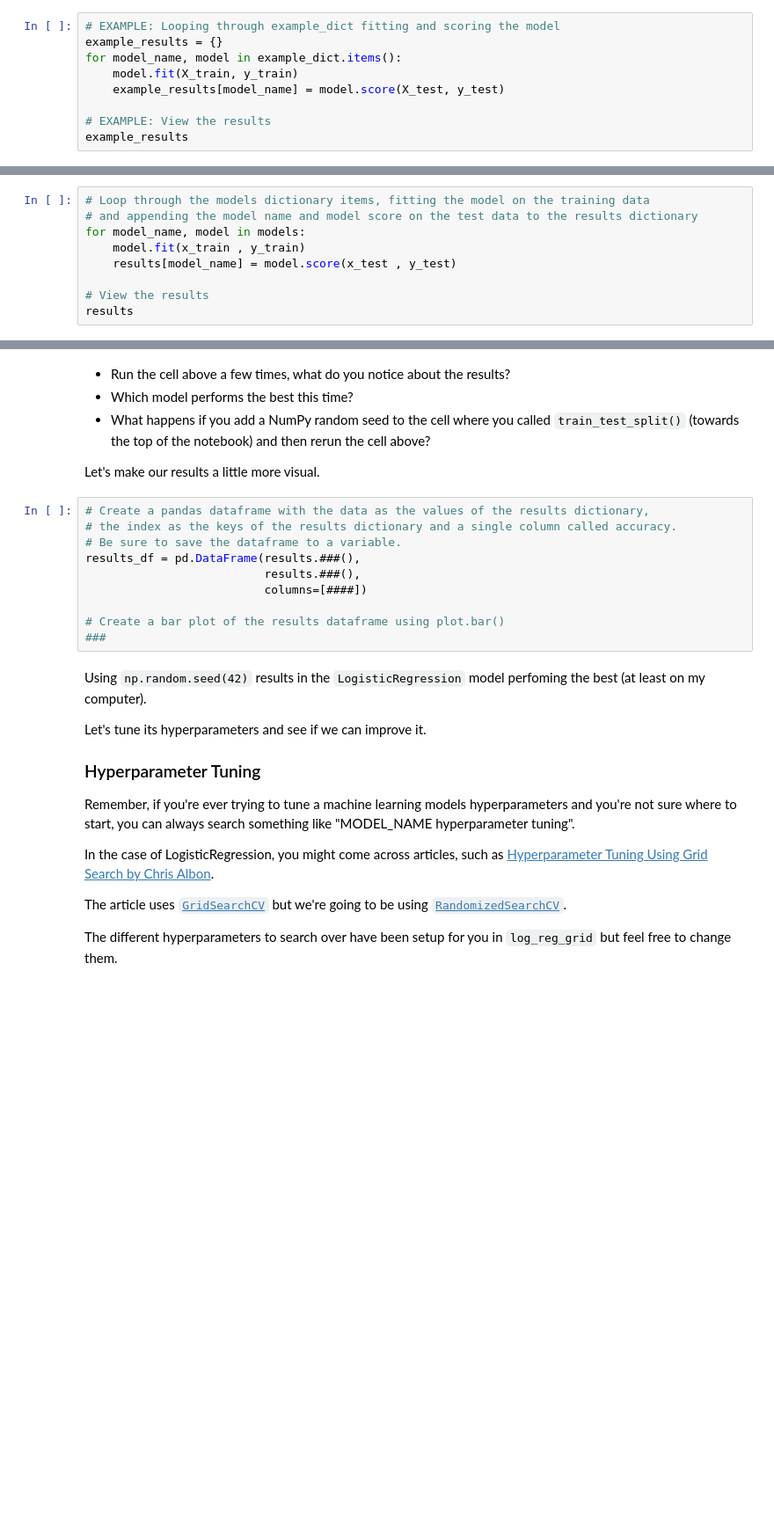
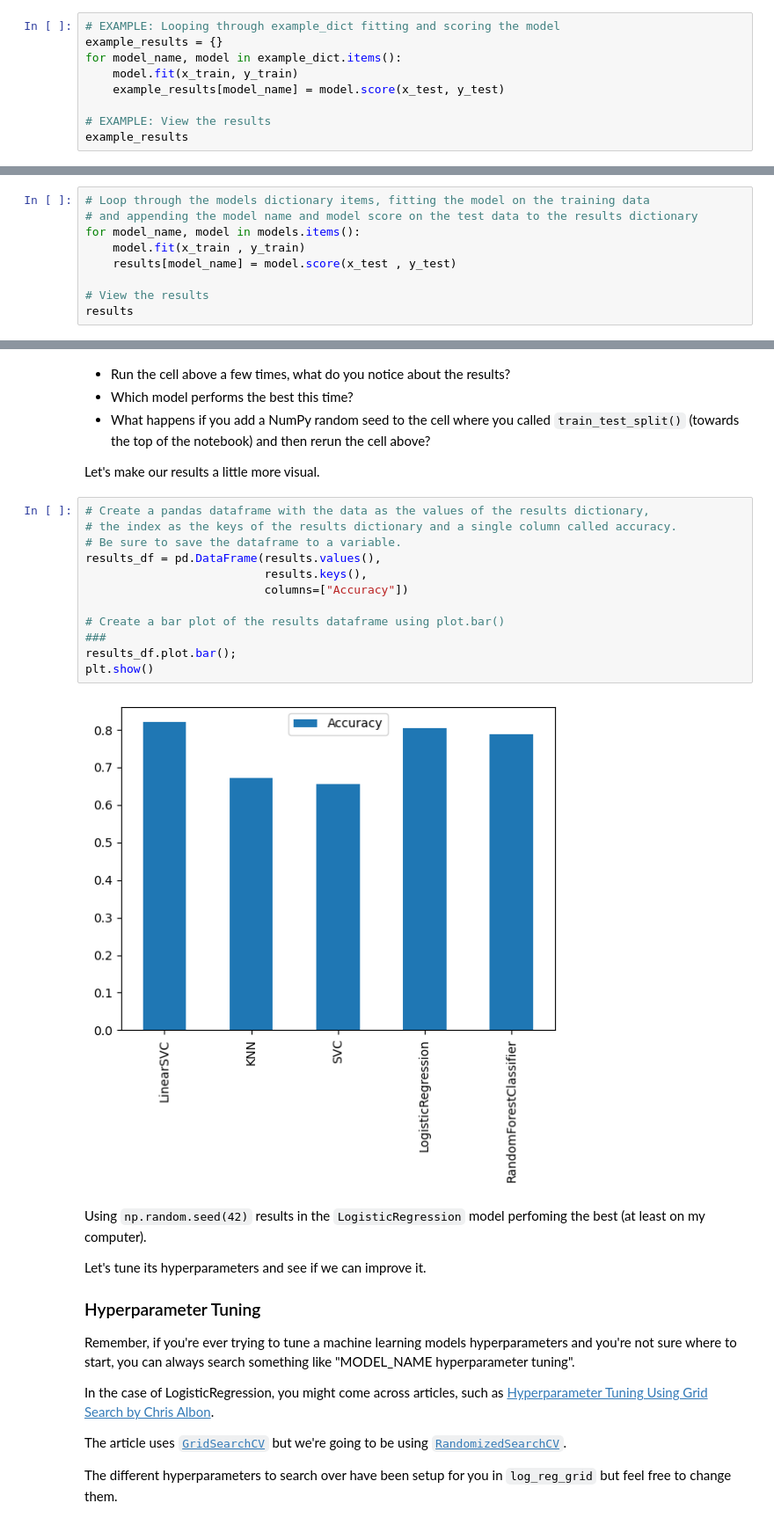
Before and after one commit to SaiPh3r/intro-ml, a Jupyter notebook: scikit-learn-exercises.ipynb, the cells around one changed output, grey strips where cells are left out. Shown at 88% size. Drawn from its saved outputs; the diff is of its cells as text; blank space fills up the shorter version.

```diff
--- a/scikit-learn-exercises.ipynb
+++ b/scikit-learn-exercises.ipynb
@@ -219,8 +219,8 @@ Since each model we're using has the same `fit()` and `score()` functions, we ca
 # EXAMPLE: Looping through example_dict fitting and scoring the model
 example_results = {}
 for model_name, model in example_dict.items():
-    model.fit(X_train, y_train)
-    example_results[model_name] = model.score(X_test, y_test)
+    model.fit(x_train, y_train)
+    example_results[model_name] = model.score(x_test, y_test)
 
 # EXAMPLE: View the results
 example_results
@@ -227,7 +229,7 @@ example_results
 # %%
 # Loop through the models dictionary items, fitting the model on the training data
 # and appending the model name and model score on the test data to the results dictionary
-for model_name, model in models:
+for model_name, model in models.items():
     model.fit(x_train , y_train)
     results[model_name] = model.score(x_test , y_test)
 
@@ -277,13 +290,17 @@ Let's make our results a little more visual.
 # %%
 # Create a pandas dataframe with the data as the values of the results dictionary,
 # the index as the keys of the results dictionary and a single column called accuracy.
 # Be sure to save the dataframe to a variable.
-results_df = pd.DataFrame(results.###(),
-                          results.###(),
-                          columns=[####])
+results_df = pd.DataFrame(results.values(),
+                          results.keys(),
+                          columns=["Accuracy"])
 
 # Create a bar plot of the results dataframe using plot.bar()
 ###
+results_df.plot.bar();
+plt.show()
+# %% [output]
+[figure, added]
 # %% [markdown]
 Using `np.random.seed(42)` results in the `LogisticRegression` model perfoming the best (at least on my computer).
 
```
Also changed, not shown: parts of 45 cells of this notebook, 2 other files.
